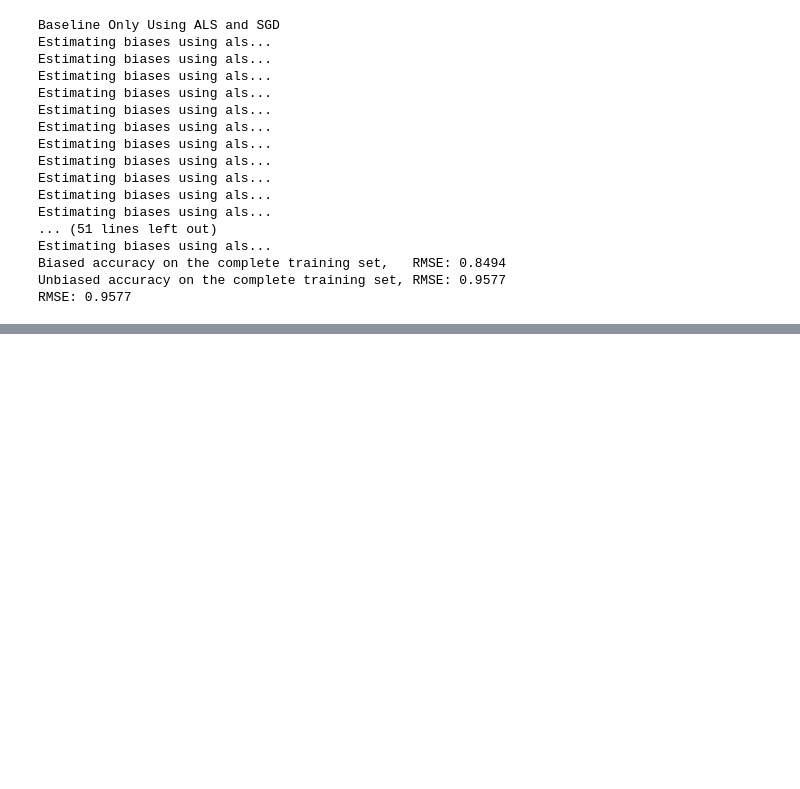
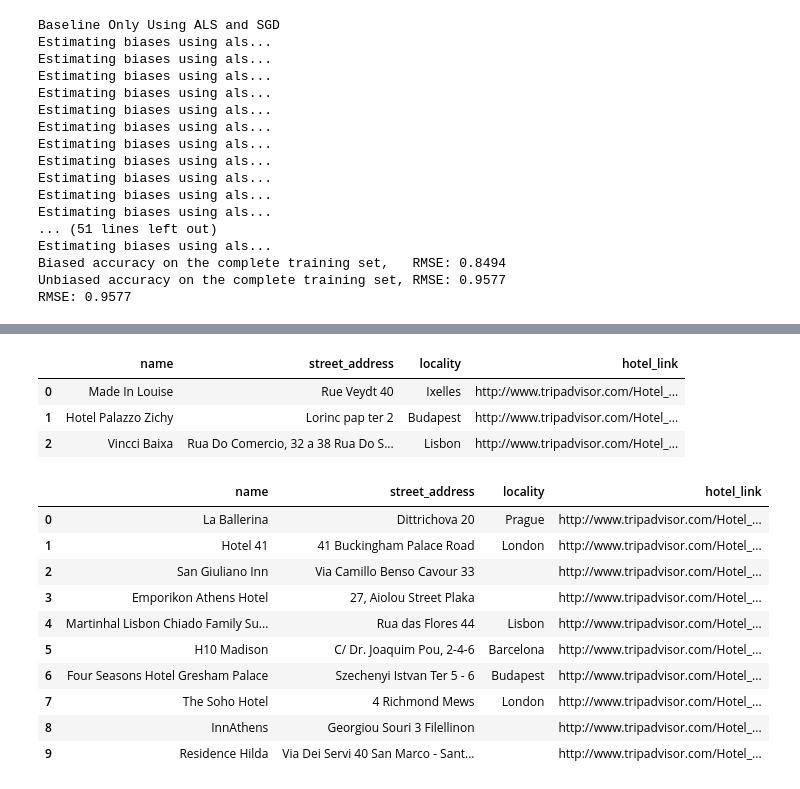
Before and after one commit to thomsu/TripAdvisor_Recommender, a Jupyter notebook: TripAdvisor Recommender.ipynb, the cells around one changed output, grey strips where cells are left out. Saved outputs shown, nothing was run; the diff lists cells and outputs as text; code cells hidden in the pictures; blank space fills up the shorter version.

```diff
--- a/TripAdvisor Recommender.ipynb
+++ b/TripAdvisor Recommender.ipynb
@@ -1186,0 +1197,31 @@ for uid, user_ratings in top_n.items():
+# %%
+top_n = pd.read_pickle("./Top_Predictions")
+# %%
+# getting all hotels that a particular user reviewed
+combined_hotel_reviews.loc[combined_hotel_reviews["uid"] == 20692][[ "name", "street_address", "locality", "hotel_link"]].reset_index(drop = True)
+# %% [output]
+|  | name | street_address | locality | hotel_link |
+| 0 | Made In Louise | Rue Veydt 40 | Ixelles | http://www.tripadvisor.com/Hotel_... |
+| 1 | Hotel Palazzo Zichy | Lorinc pap ter 2 | Budapest | http://www.tripadvisor.com/Hotel_... |
+| 2 | Vincci Baixa | Rua Do Comercio, 32 a 38 Rua Do S... | Lisbon | http://www.tripadvisor.com/Hotel_... |
+# %%
+# getting the top 10 recommendations for a particular user
+top_picks = top_n[20692]
+hotels, _ = zip(*top_picks)
+top_suggestions = pd.DataFrame(columns = ["name", "street_address", "locality", "hotel_link"])
+for hotel in hotels:
+    top_suggestions = top_suggestions.append(combined_hotel_reviews.loc[combined_hotel_reviews["hid"] == hotel][[ "name", "street_address", "locality", "hotel_link"]], ignore_index = True)
+
+top_suggestions.drop_duplicates(keep = 'last').reset_index(drop = True)
+# %% [output]
+|  | name | street_address | locality | hotel_link |
+| 0 | La Ballerina | Dittrichova 20 | Prague | http://www.tripadvisor.com/Hotel_... |
+| 1 | Hotel 41 | 41 Buckingham Palace Road | London | http://www.tripadvisor.com/Hotel_... |
+| 2 | San Giuliano Inn | Via Camillo Benso Cavour 33 |  | http://www.tripadvisor.com/Hotel_... |
+| 3 | Emporikon Athens Hotel | 27, Aiolou Street Plaka |  | http://www.tripadvisor.com/Hotel_... |
+| 4 | Martinhal Lisbon Chiado Family Su... | Rua das Flores 44 | Lisbon | http://www.tripadvisor.com/Hotel_... |
+| 5 | H10 Madison | C/ Dr. Joaquim Pou, 2-4-6 | Barcelona | http://www.tripadvisor.com/Hotel_... |
+| 6 | Four Seasons Hotel Gresham Palace | Szechenyi Istvan Ter 5 - 6 | Budapest | http://www.tripadvisor.com/Hotel_... |
+| 7 | The Soho Hotel | 4 Richmond Mews | London | http://www.tripadvisor.com/Hotel_... |
+| 8 | InnAthens | Georgiou Souri 3 Filellinon |  | http://www.tripadvisor.com/Hotel_... |
+| 9 | Residence Hilda | Via Dei Servi 40 San Marco - Sant... |  | http://www.tripadvisor.com/Hotel_... |
```
Also changed, not shown: parts of 11 cells of this notebook, 1 other file.
